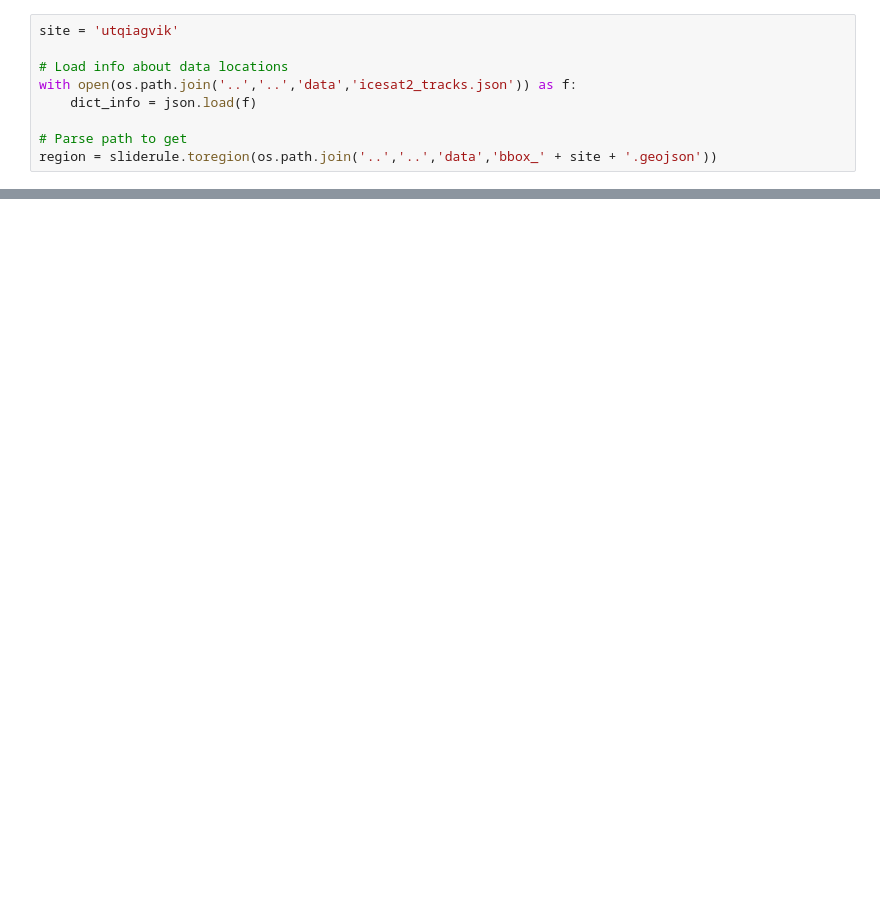
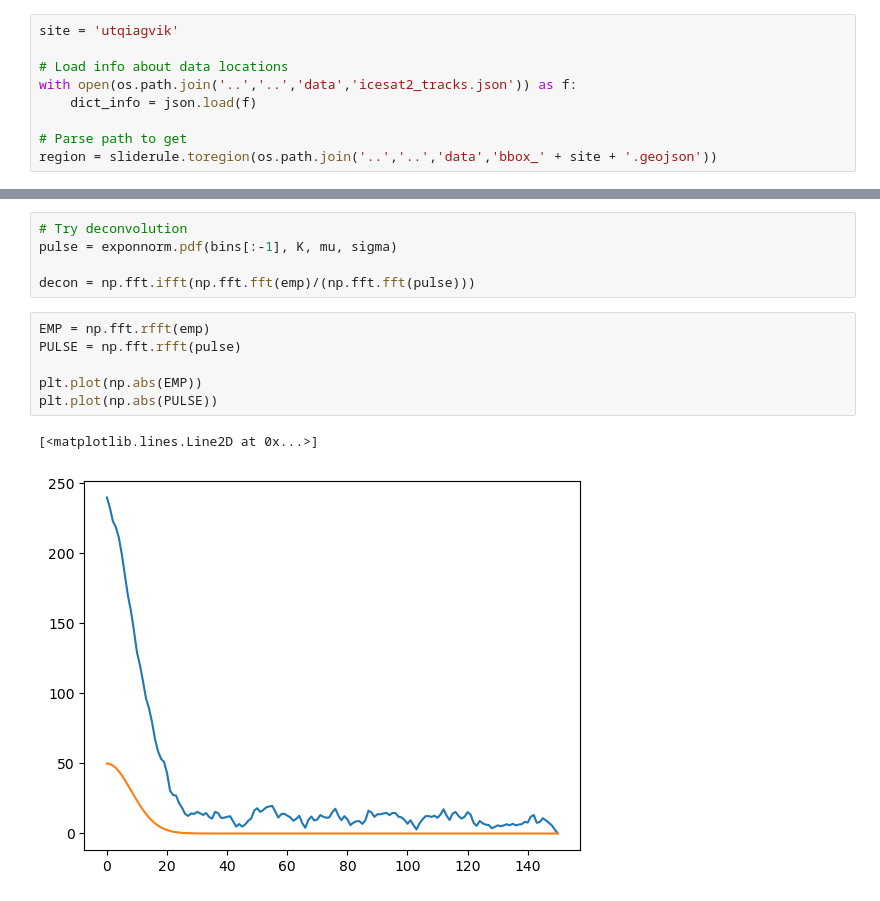
Before and after one commit to ICESAT-2HackWeek/surfit, a Jupyter notebook: contributors/david/roughness_example.ipynb, the cells around one changed output, grey strips where cells are left out. Cells and saved outputs as stored; diff of their text form; blank space fills up the shorter version.

```diff
--- a/contributors/david/roughness_example.ipynb
+++ b/contributors/david/roughness_example.ipynb
@@ -43,0 +233,14 @@ region = sliderule.toregion(os.path.join('..','..','data','bbox_' + site + '.geo
+# %%
+# Try deconvolution
+pulse = exponnorm.pdf(bins[:-1], K, mu, sigma)
+
+decon = np.fft.ifft(np.fft.fft(emp)/(np.fft.fft(pulse)))
+# %%
+EMP = np.fft.rfft(emp)
+PULSE = np.fft.rfft(pulse)
+
+plt.plot(np.abs(EMP))
+plt.plot(np.abs(PULSE))
+# %% [output]
+[<matplotlib.lines.Line2D at 0x...>]
+[figure, added]
```
Also changed, not shown: parts of 18 cells of this notebook.
